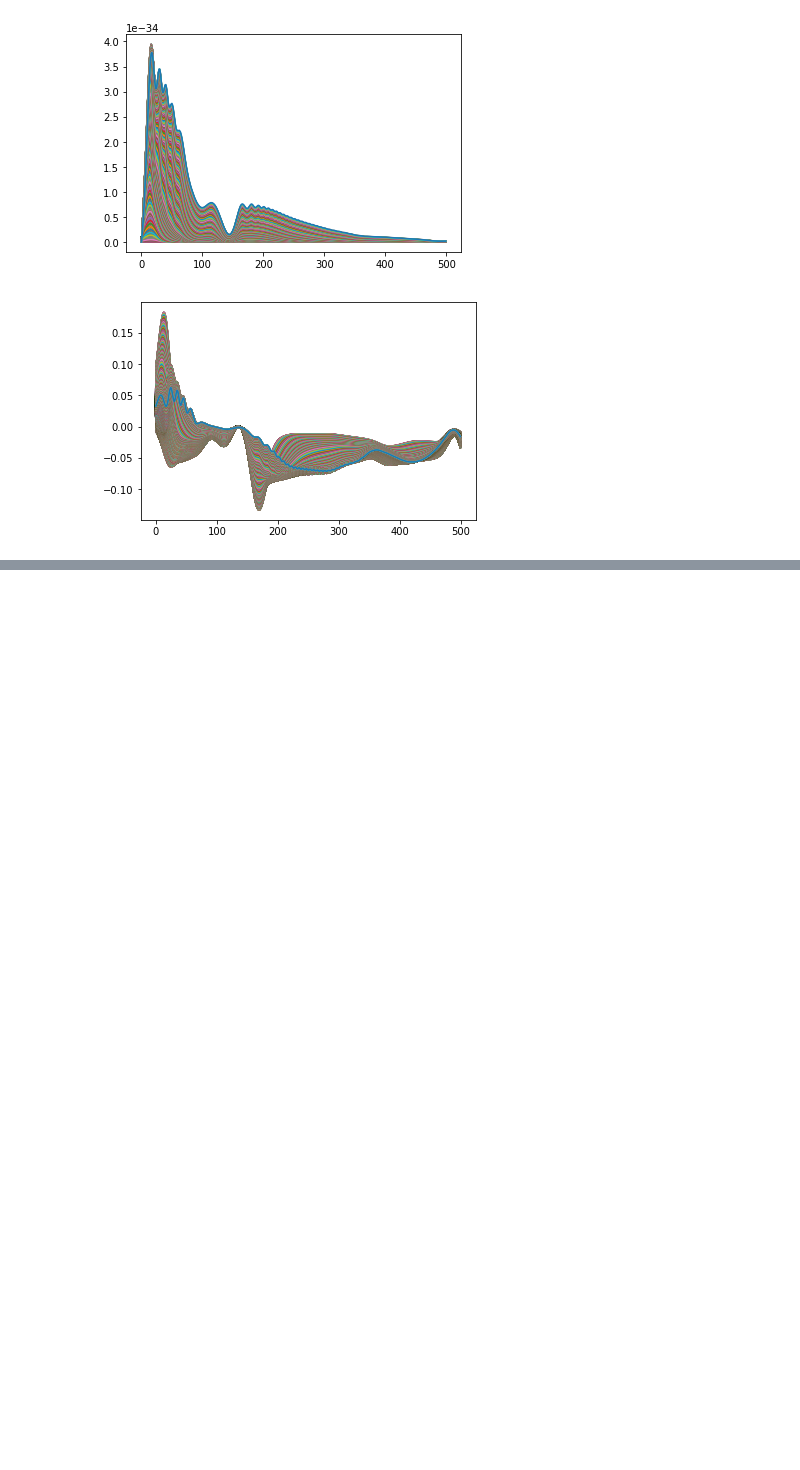
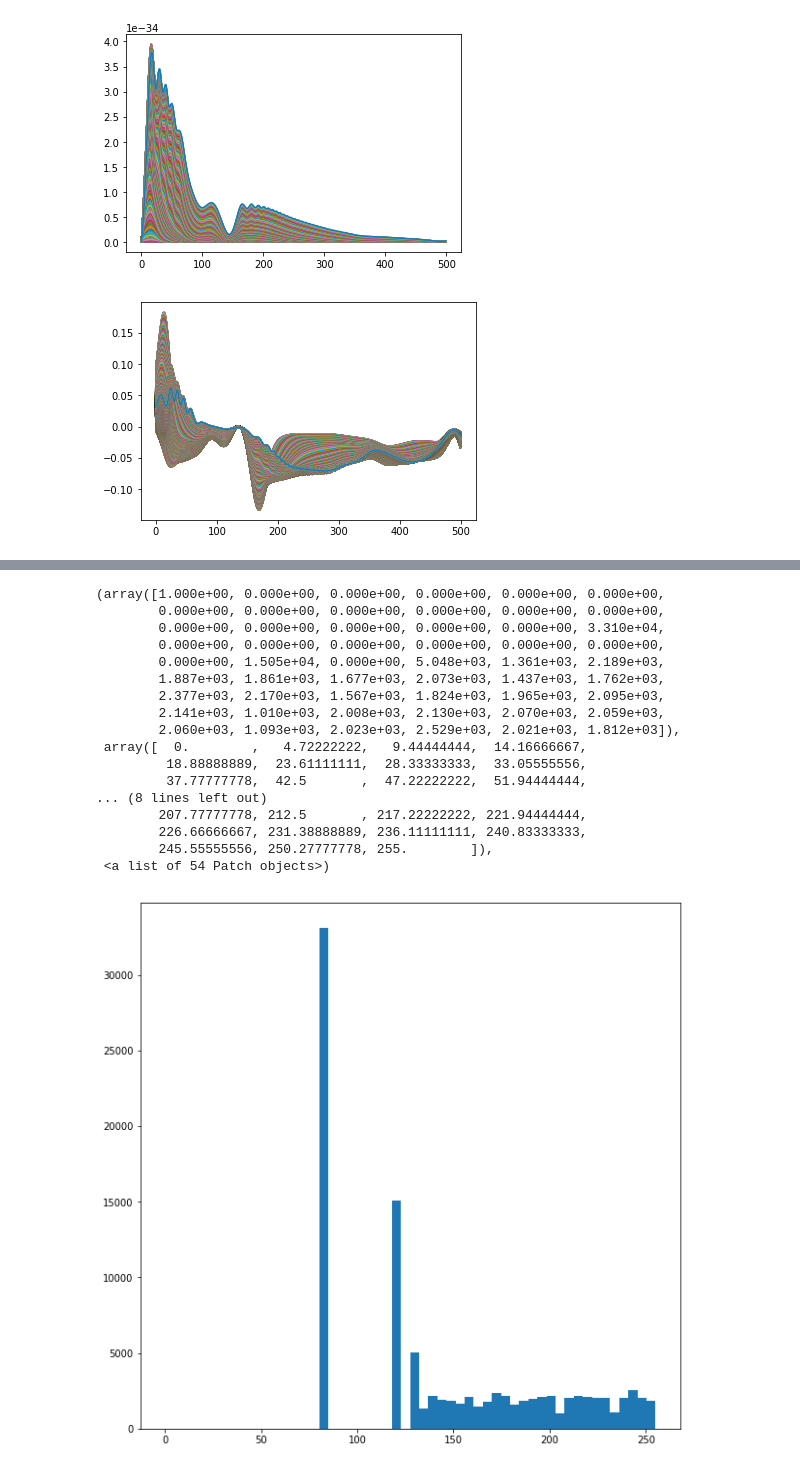
Before and after one commit to Ilya-Muromets/AutoMRF, a Jupyter notebook: MRF.ipynb, the cells around one changed output, grey strips where cells are left out. Cells and saved outputs as stored; diff of their text form; code cells hidden in the pictures; blank space fills up the shorter version.

```diff
--- a/MRF.ipynb
+++ b/MRF.ipynb
@@ -51,0 +56,22 @@ array([[   4],
+# %%
+plt.figure(figsize=(10,10))
+plt.hist(T1.flatten(),bins="auto")
+# %% [output]
+(array([1.000e+00, 0.000e+00, 0.000e+00, 0.000e+00, 0.000e+00, 0.000e+00,
+        0.000e+00, 0.000e+00, 0.000e+00, 0.000e+00, 0.000e+00, 0.000e+00,
+        0.000e+00, 0.000e+00, 0.000e+00, 0.000e+00, 0.000e+00, 3.310e+04,
+        0.000e+00, 0.000e+00, 0.000e+00, 0.000e+00, 0.000e+00, 0.000e+00,
+        0.000e+00, 1.505e+04, 0.000e+00, 5.048e+03, 1.361e+03, 2.189e+03,
+        1.887e+03, 1.861e+03, 1.677e+03, 2.073e+03, 1.437e+03, 1.762e+03,
+        2.377e+03, 2.170e+03, 1.567e+03, 1.824e+03, 1.965e+03, 2.095e+03,
+        2.141e+03, 1.010e+03, 2.008e+03, 2.130e+03, 2.070e+03, 2.059e+03,
+        2.060e+03, 1.093e+03, 2.023e+03, 2.529e+03, 2.021e+03, 1.812e+03]),
+ array([  0.        ,   4.72222222,   9.44444444,  14.16666667,
+         18.88888889,  23.61111111,  28.33333333,  33.05555556,
+         37.77777778,  42.5       ,  47.22222222,  51.94444444,
+... (8 lines left out)
+        207.77777778, 212.5       , 217.22222222, 221.94444444,
+        226.66666667, 231.38888889, 236.11111111, 240.83333333,
+        245.55555556, 250.27777778, 255.        ]),
+ <a list of 54 Patch objects>)
+[figure, added]
```
Also changed, not shown: parts of 6 cells of this notebook, 8 other files.
